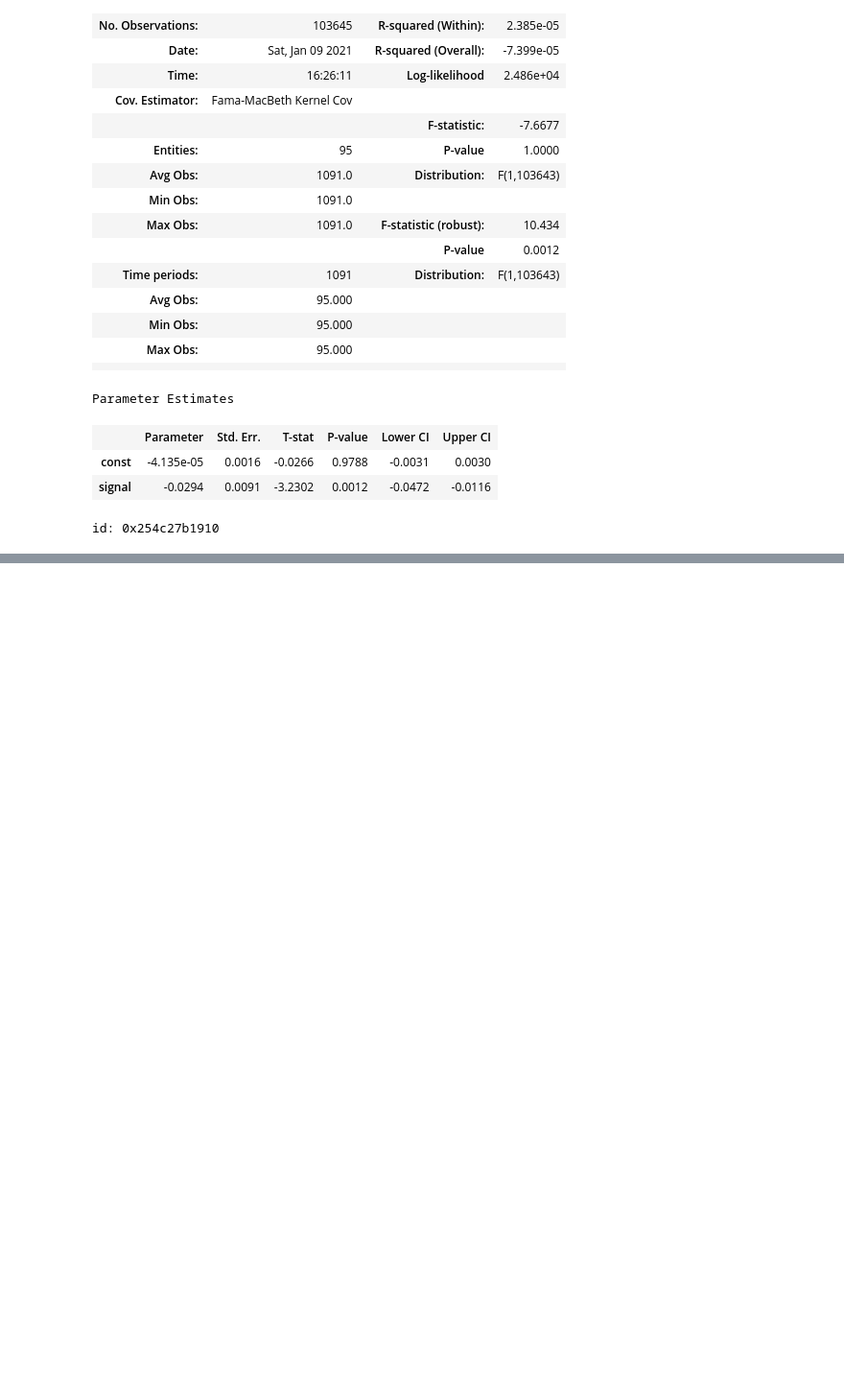
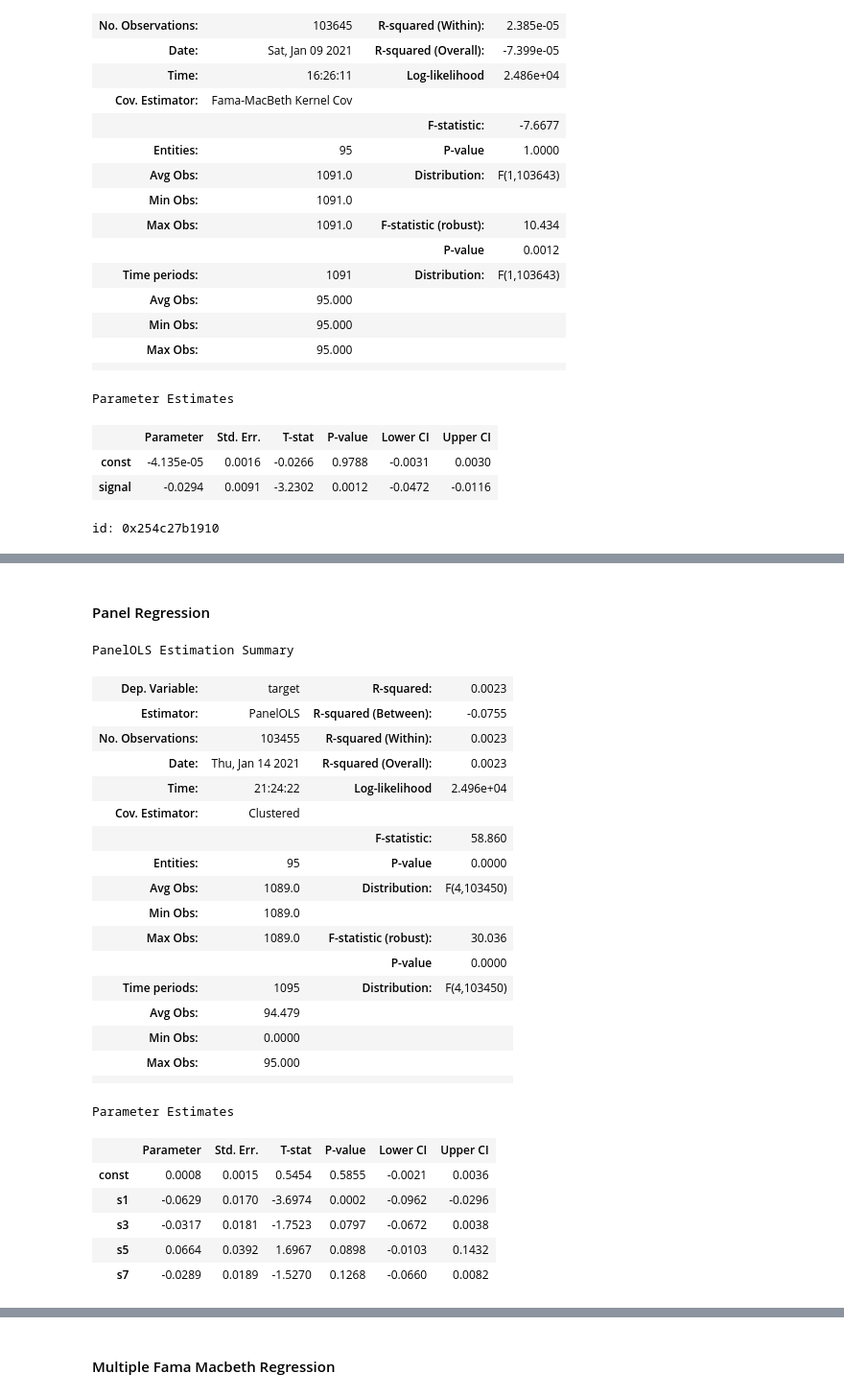
Before and after one commit to sunnyyang1576/Cryptocurrency, a Jupyter notebook: Strategy Test - Panel Regression Analysis.ipynb, the cells around one changed output, grey strips where cells are left out. Shown at 96% size. Drawn from its saved outputs; the diff is of its cells as text; code cells hidden in the pictures; blank space fills up the shorter version.

```diff
--- a/Strategy Test - Panel Regression Analysis.ipynb
+++ b/Strategy Test - Panel Regression Analysis.ipynb
@@ -164,0 +213,28 @@ id: 0x254c27b1910
+# %%
+merge_df.columns = ["target","s1","s3","s5","s7"]
+
+
+
+index_df = merge_df.index.to_frame()
+index_df.columns = ["date","asset"]
+
+
+index_df["target"] = merge_df["target"]
+index_df["s1"] = merge_df["s1"]
+index_df["s3"] = merge_df["s3"]
+index_df["s5"] = merge_df["s5"]
+index_df["s7"] = merge_df["s7"]
+
+index_df.index = range(0,index_df.shape[0])
+# %%
+merge_df = index_df
+
+merge_df = merge_df.set_index(["asset","date"])
+merge_df = merge_df.dropna()
+# %% [markdown]
+#### Panel Regression
+# %%
+exog_vars = ["s1","s3","s5","s7"]
+depe_var = ["target"]
+exog = sm.add_constant(merge_df[exog_vars])
+depe = merge_df[depe_var]
@@ -164,0 +244,30 @@ id: 0x254c27b1910
+# %%
+mod = PanelOLS(depe,exog,entity_effects=False,time_effects=False)
+# %%
+mod.fit(cov_type="clustered",cluster_entity=True,cluster_time=True)
+# %% [output]
+PanelOLS Estimation Summary
+| Dep. Variable: | target | R-squared: | 0.0023 |
+| Estimator: | PanelOLS | R-squared (Between): | -0.0755 |
+| No. Observations: | 103455 | R-squared (Within): | 0.0023 |
+| Date: | Thu, Jan 14 2021 | R-squared (Overall): | 0.0023 |
+| Time: | 21:24:22 | Log-likelihood | 2.496e+04 |
+| Cov. Estimator: | Clustered |  |  |
+|  |  | F-statistic: | 58.860 |
+| Entities: | 95 | P-value | 0.0000 |
+| Avg Obs: | 1089.0 | Distribution: | F(4,103450) |
+| Min Obs: | 1089.0 |  |  |
+| Max Obs: | 1089.0 | F-statistic (robust): | 30.036 |
+|  |  | P-value | 0.0000 |
+| Time periods: | 1095 | Distribution: | F(4,103450) |
+| Avg Obs: | 94.479 |  |  |
+| Min Obs: | 0.0000 |  |  |
+| Max Obs: | 95.000 |  |  |
+|  |  |  |  |
+Parameter Estimates
+|  | Parameter | Std. Err. | T-stat | P-value | Lower CI | Upper CI |
+| const | 0.0008 | 0.0015 | 0.5454 | 0.5855 | -0.0021 | 0.0036 |
+| s1 | -0.0629 | 0.0170 | -3.6974 | 0.0002 | -0.0962 | -0.0296 |
+| s3 | -0.0317 | 0.0181 | -1.7523 | 0.0797 | -0.0672 | 0.0038 |
+| s5 | 0.0664 | 0.0392 | 1.6967 | 0.0898 | -0.0103 | 0.1432 |
+| s7 | -0.0289 | 0.0189 | -1.5270 | 0.1268 | -0.0660 | 0.0082 |
@@ -164,0 +275,2 @@ id: 0x254c27b1910
+# %% [markdown]
+#### Multiple Fama Macbeth Regression
```
Also changed, not shown: parts of 38 cells of this notebook, 15 other files.
